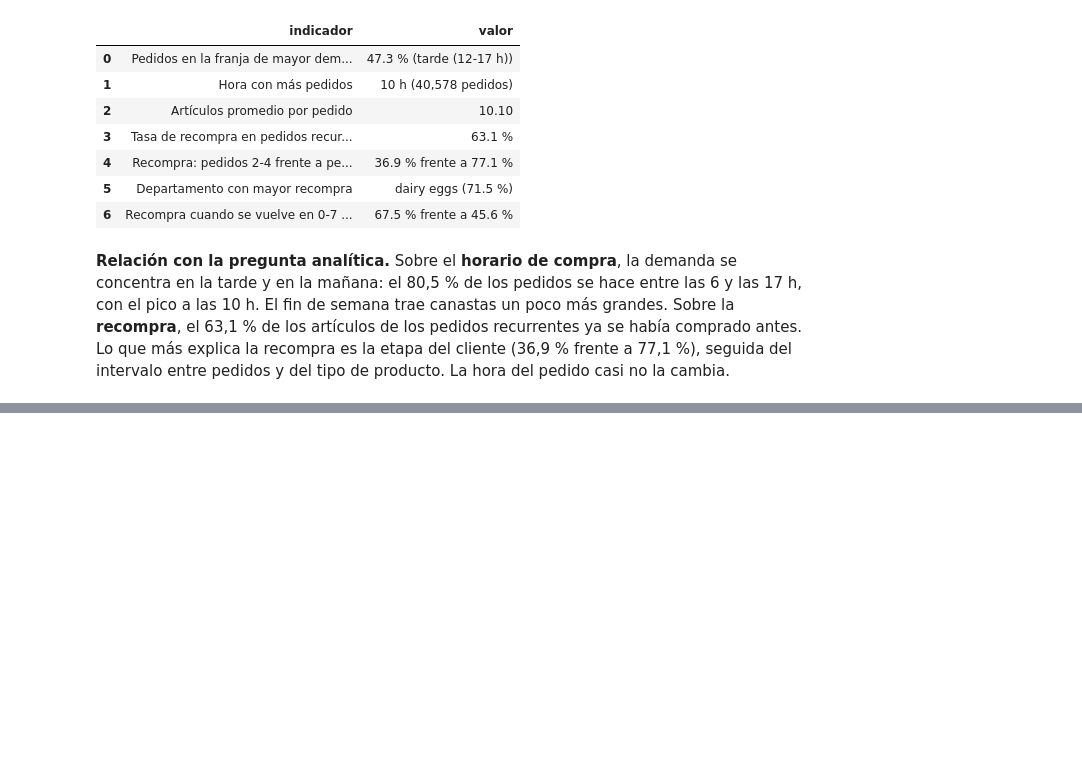
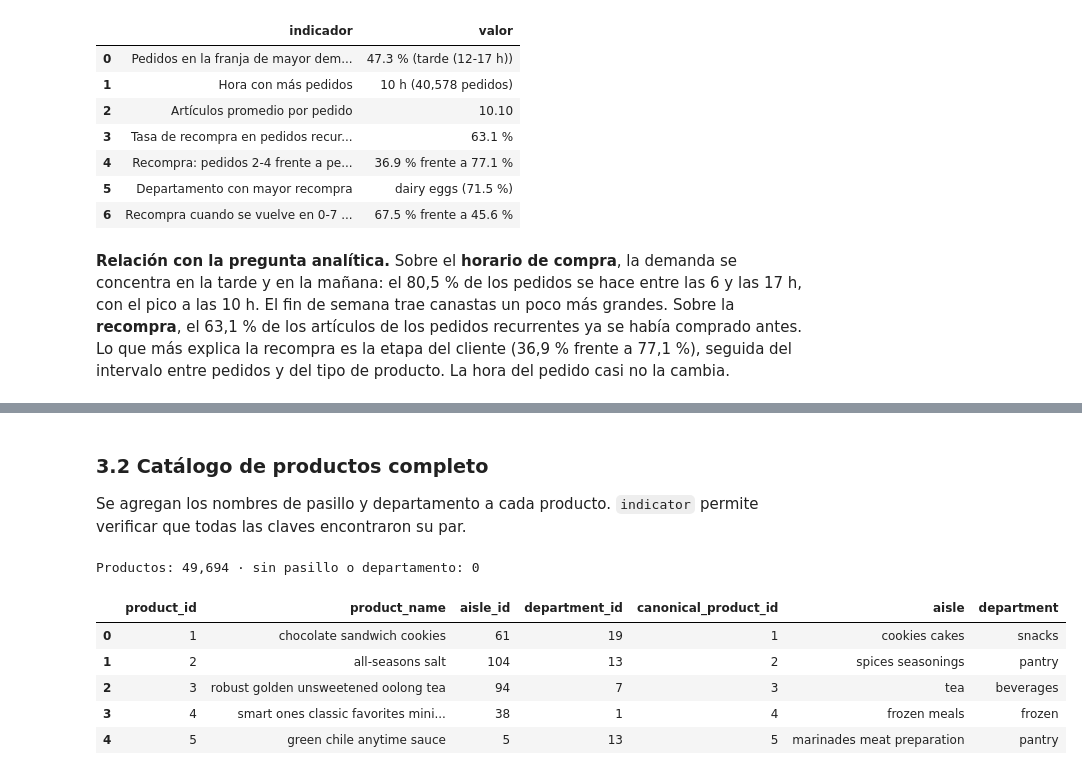
Before and after one commit to CarlosHerrera1210/proyecto-ciencia-datos, a Jupyter notebook: notebooks/data_preparation.ipynb, the cells around one changed output, grey strips where cells are left out. Saved outputs shown, nothing was run; the diff lists cells and outputs as text; code cells hidden in the pictures; blank space fills up the shorter version.

```diff
--- a/notebooks/data_preparation.ipynb
+++ b/notebooks/data_preparation.ipynb
@@ -635,0 +670,24 @@ indicadores
+# %% [markdown]
+### 3.2 Catálogo de productos completo
+Se agregan los nombres de pasillo y departamento a cada producto. `indicator` permite verificar que todas las claves encontraron su par.
+# %%
+products_full = (
+    products_clean
+    .merge(aisles_clean, on='aisle_id', how='left', validate='m:1', indicator='aisle_match')
+    .merge(departments_clean, on='department_id', how='left', validate='m:1', indicator='department_match')
+)
+assert len(products_full) == len(products_clean)
+assert products_full['aisle_match'].eq('both').all() and products_full['department_match'].eq('both').all()
+
+products_full = products_full.drop(columns=['aisle_match', 'department_match']).astype(
+    {'aisle': 'category', 'department': 'category'})
+print(f'Productos: {len(products_full):,} · sin pasillo o departamento: 0')
+products_full.head()
+# %% [output]
+Productos: 49,694 · sin pasillo o departamento: 0
+|  | product_id | product_name | aisle_id | department_id | canonical_product_id | aisle | department |
+| 0 | 1 | chocolate sandwich cookies | 61 | 19 | 1 | cookies cakes | snacks |
+| 1 | 2 | all-seasons salt | 104 | 13 | 2 | spices seasonings | pantry |
+| 2 | 3 | robust golden unsweetened oolong tea | 94 | 7 | 3 | tea | beverages |
+| 3 | 4 | smart ones classic favorites mini... | 38 | 1 | 4 | frozen meals | frozen |
+| 4 | 5 | green chile anytime sauce | 5 | 13 | 5 | marinades meat preparation | pantry |
```
Also changed, not shown: parts of 15 cells of this notebook, 7 other files.
